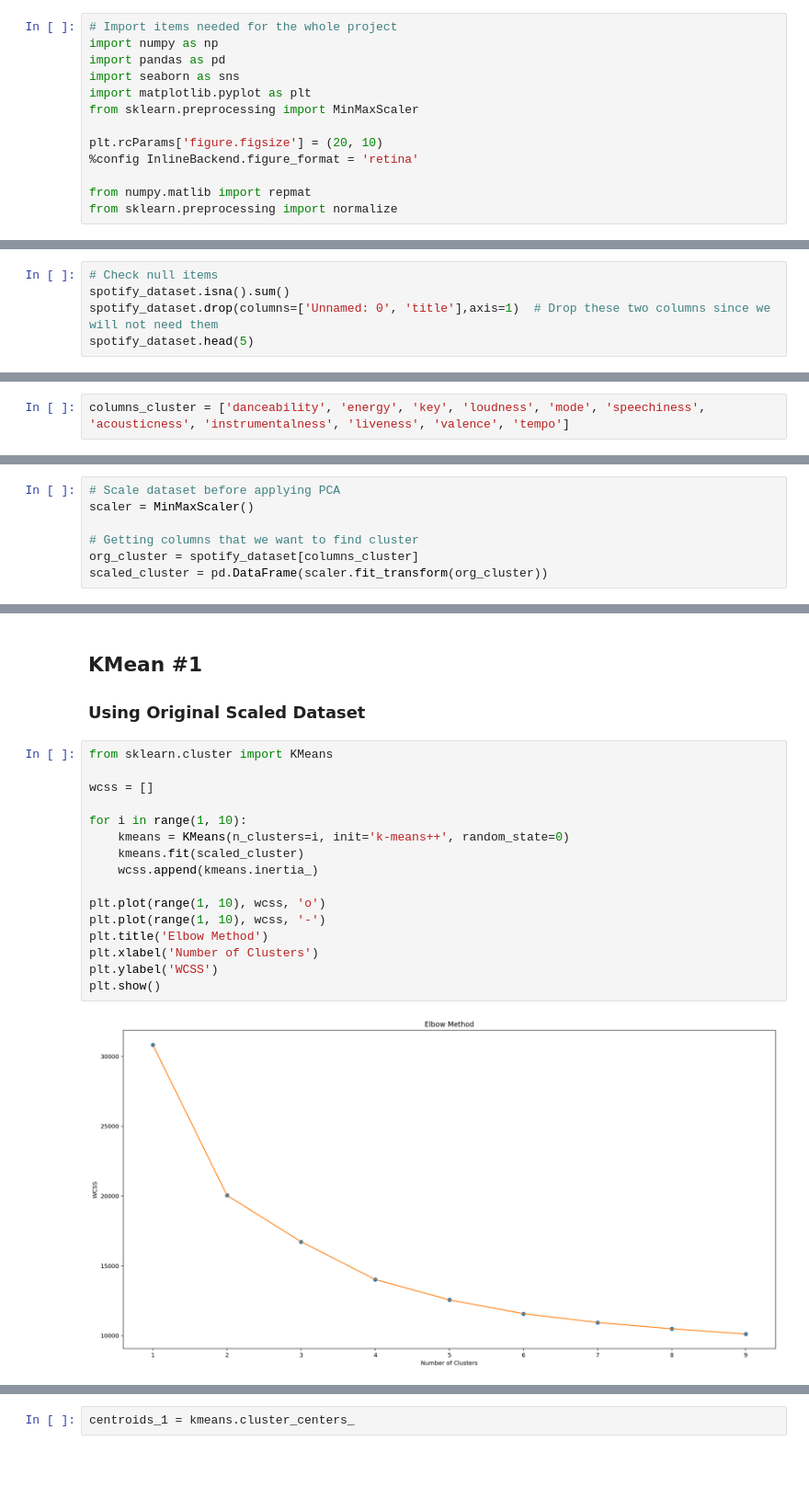
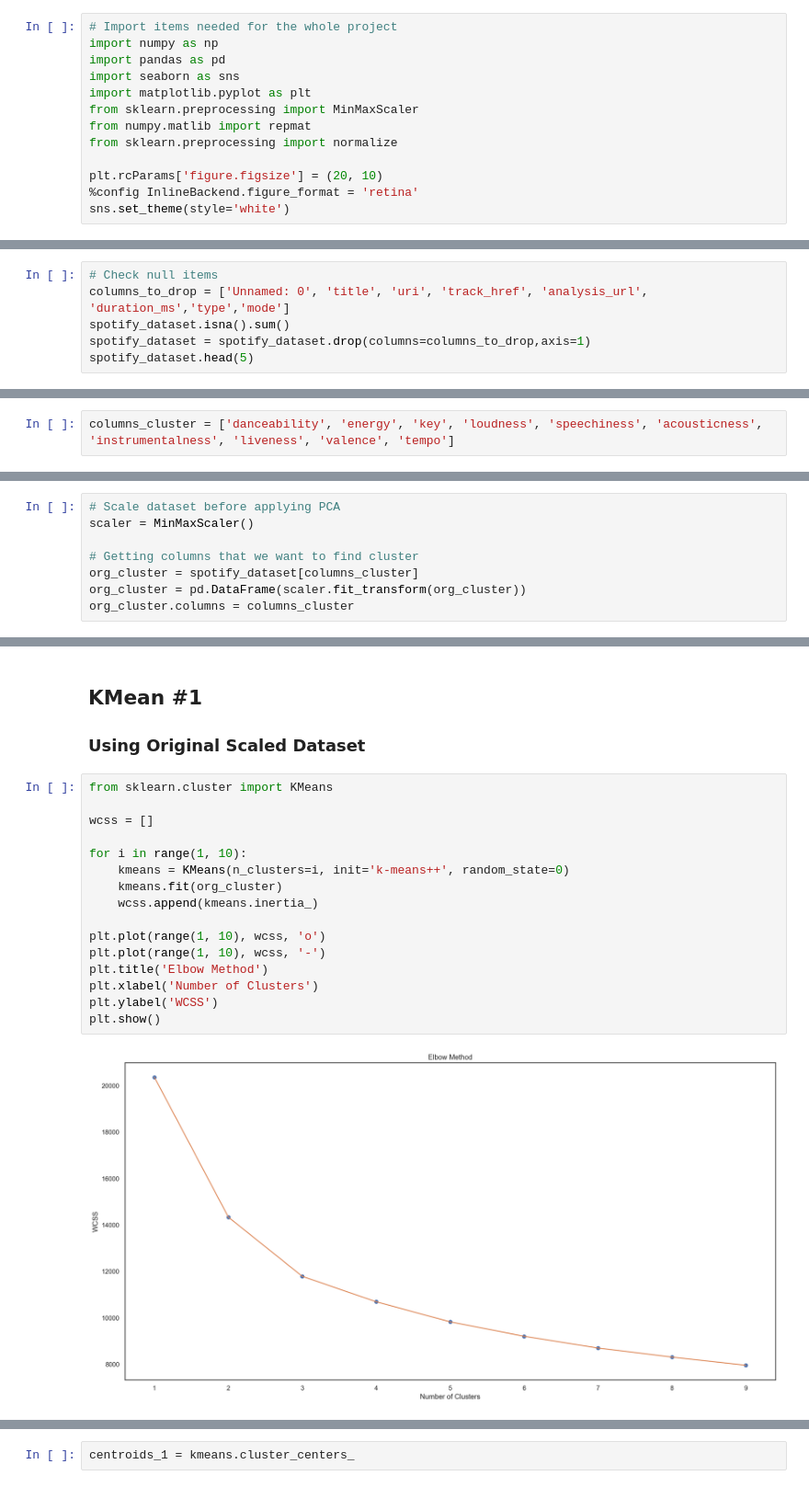
Before and after one commit to t7bui/KMean_Spotify, a Jupyter notebook: Research/research_data.ipynb, the cells around one changed output, grey strips where cells are left out. Shown at 92% size. Cells and saved outputs as stored; diff of their text form; blank space fills up the shorter version.

```diff
--- a/Research/research_data.ipynb
+++ b/Research/research_data.ipynb
@@ -5,12 +5,12 @@ import pandas as pd
 import seaborn as sns
 import matplotlib.pyplot as plt
 from sklearn.preprocessing import MinMaxScaler
+from numpy.matlib import repmat
+from sklearn.preprocessing import normalize
 
 plt.rcParams['figure.figsize'] = (20, 10)
 %config InlineBackend.figure_format = 'retina'
-
-from numpy.matlib import repmat
-from sklearn.preprocessing import normalize
+sns.set_theme(style='white')
 # %% [markdown]
 ## Read Data
 # %%
@@ -33,7 +33,8 @@ Index(['danceability', 'energy', 'key', 'loudness', 'mode', 'speechiness',
 * We cluster songs based on **['danceability', 'energy', 'key', 'loudness', 'mode', 'speechiness','acousticness', 'instrumentalness', 'liveness', 'valence', 'tempo']** columns
 # %%
 # Check null items
+columns_to_drop = ['Unnamed: 0', 'title', 'uri', 'track_href', 'analysis_url', 'duration_ms','type','mode']
 spotify_dataset.isna().sum()
-spotify_dataset.drop(columns=['Unnamed: 0', 'title'],axis=1)  # Drop these two columns since we will not need them
+spotify_dataset = spotify_dataset.drop(columns=columns_to_drop,axis=1)
 spotify_dataset.head(5)
 # %% [output]
@@ -61,7 +61,7 @@ spotify_dataset.describe()
 # %% [markdown]
 Getting the columns that we need for our models later.
 # %%
-columns_cluster = ['danceability', 'energy', 'key', 'loudness', 'mode', 'speechiness', 'acousticness', 'instrumentalness', 'liveness', 'valence', 'tempo']
+columns_cluster = ['danceability', 'energy', 'key', 'loudness', 'speechiness', 'acousticness', 'instrumentalness', 'liveness', 'valence', 'tempo']
 # %% [markdown]
 ## PCA
 * Using PCA to reduce dimension
@@ -71,7 +71,8 @@ scaler = MinMaxScaler()
 
 # Getting columns that we want to find cluster
 org_cluster = spotify_dataset[columns_cluster]
-scaled_cluster = pd.DataFrame(scaler.fit_transform(org_cluster))
+org_cluster = pd.DataFrame(scaler.fit_transform(org_cluster))
+org_cluster.columns = columns_cluster
 # %%
 # Using np.stack to put into matrix form
 A = np.stack(org_cluster.values)
@@ -253,18 +259,18 @@ ax = sns.scatterplot(x=X_hat[:,0], y=X_hat[:,1], color='black')   # New data poi
 # %%
 from sklearn.cluster import KMeans
 
 wcss = []
 
 for i in range(1, 10):
     kmeans = KMeans(n_clusters=i, init='k-means++', random_state=0)
-    kmeans.fit(scaled_cluster)
+    kmeans.fit(org_cluster)
     wcss.append(kmeans.inertia_)
 
 plt.plot(range(1, 10), wcss, 'o')
 plt.plot(range(1, 10), wcss, '-')
 plt.title('Elbow Method')
 plt.xlabel('Number of Clusters')
 plt.ylabel('WCSS')
 plt.show()
 # %% [output]
-[figure, old version]
+[figure, new version]
```
Also changed, not shown: parts of 34 cells of this notebook.
